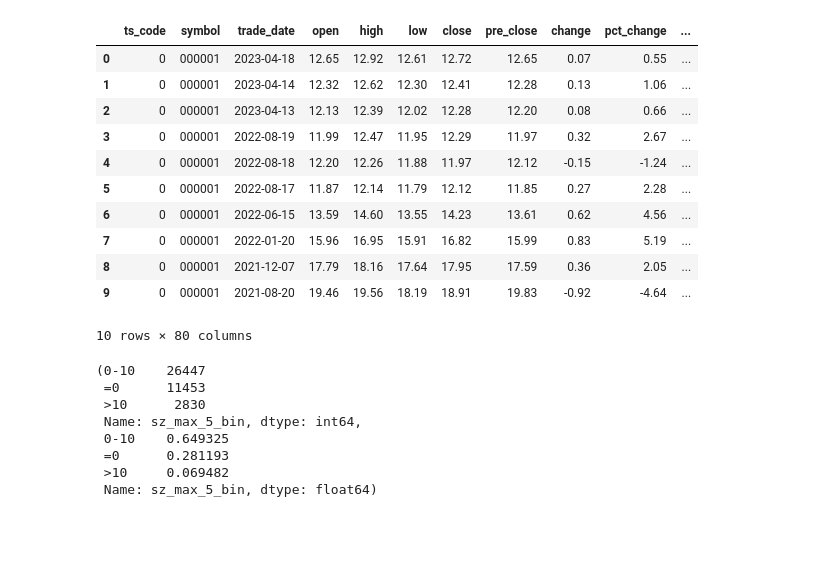
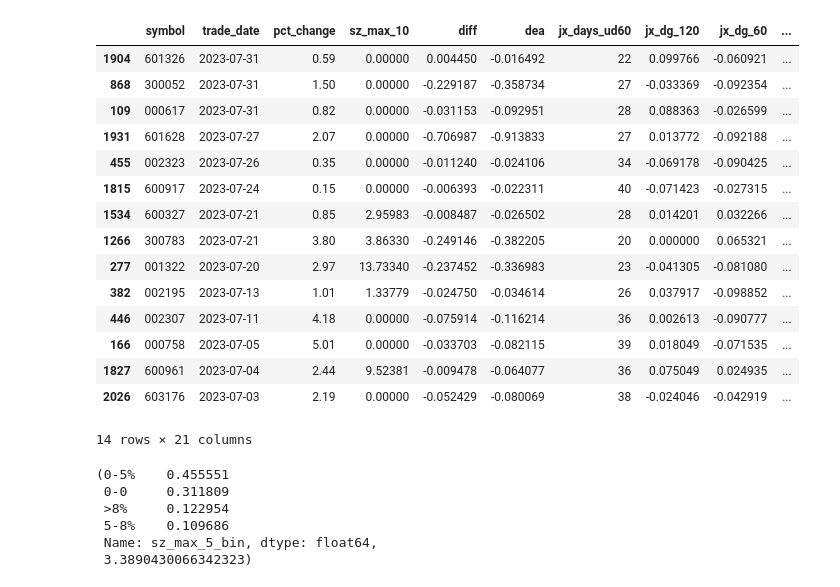
Before and after one commit to charliechensz/qf23, a Jupyter notebook: v4/m30_qf60_etf.ipynb, the cells around one changed output. Drawn from its saved outputs; the diff is of its cells as text; code cells hidden in the pictures; blank space fills up the shorter version.

```diff
--- a/v4/m30_qf60_etf.ipynb
+++ b/v4/m30_qf60_etf.ipynb
@@ -54,34 +73,47 @@ SELECT * from day_zhibiao where jx_days_ud60 > 20 and jx_days_ud60 < 40 and jx_d
-# %%
-# 检测原数据
-df.head(10)
-# %% [output]
-|  | ts_code | symbol | trade_date | open | high | low | close | pre_close | change | pct_change | ... |
-| 0 | 0 | 000001 | 2023-04-18 | 12.65 | 12.92 | 12.61 | 12.72 | 12.65 | 0.07 | 0.55 | ... |
-| 1 | 0 | 000001 | 2023-04-14 | 12.32 | 12.62 | 12.30 | 12.41 | 12.28 | 0.13 | 1.06 | ... |
-| 2 | 0 | 000001 | 2023-04-13 | 12.13 | 12.39 | 12.02 | 12.28 | 12.20 | 0.08 | 0.66 | ... |
-| 3 | 0 | 000001 | 2022-08-19 | 11.99 | 12.47 | 11.95 | 12.29 | 11.97 | 0.32 | 2.67 | ... |
-| 4 | 0 | 000001 | 2022-08-18 | 12.20 | 12.26 | 11.88 | 11.97 | 12.12 | -0.15 | -1.24 | ... |
-| 5 | 0 | 000001 | 2022-08-17 | 11.87 | 12.14 | 11.79 | 12.12 | 11.85 | 0.27 | 2.28 | ... |
-| 6 | 0 | 000001 | 2022-06-15 | 13.59 | 14.60 | 13.55 | 14.23 | 13.61 | 0.62 | 4.56 | ... |
-| 7 | 0 | 000001 | 2022-01-20 | 15.96 | 16.95 | 15.91 | 16.82 | 15.99 | 0.83 | 5.19 | ... |
-| 8 | 0 | 000001 | 2021-12-07 | 17.79 | 18.16 | 17.64 | 17.95 | 17.59 | 0.36 | 2.05 | ... |
-| 9 | 0 | 000001 | 2021-08-20 | 19.46 | 19.56 | 18.19 | 18.91 | 19.83 | -0.92 | -4.64 | ... |
-10 rows × 80 columns
+# %%
+# 检测数据
+col_check = ['symbol', 'trade_date', 'pct_change', 'sz_max_10', \
+    'diff', 'dea', \
+    'jx_days_ud60',\
+    'jx_dg_120', 'jx_dg_60', 'jx_dg_20', 'jx_dg_10', 'jx_dg_5',\
+    'jx_zs_5', 'jx_zs_10', 'jx_zs_20', 'jx_zs_60', \
+    'pct_fl_1_3', 'pct_fl_3_10', 'pct_fl_20_60', \
+    'sz_max_5','sz_max_20',
+     ]
+sorting = df.sort_values(['trade_date', 'symbol'], ascending=False)
+sorting[df['trade_date']>'2023-07'][col_check]
+# sorting.head(5)[col_check]
+# %% [output]
+|  | symbol | trade_date | pct_change | sz_max_10 | diff | dea | jx_days_ud60 | jx_dg_120 | jx_dg_60 | ... |
+| 1904 | 601326 | 2023-07-31 | 0.59 | 0.00000 | 0.004450 | -0.016492 | 22 | 0.099766 | -0.060921 | ... |
+| 868 | 300052 | 2023-07-31 | 1.50 | 0.00000 | -0.229187 | -0.358734 | 27 | -0.033369 | -0.092354 | ... |
+| 109 | 000617 | 2023-07-31 | 0.82 | 0.00000 | -0.031153 | -0.092951 | 28 | 0.088363 | -0.026599 | ... |
+| 1931 | 601628 | 2023-07-27 | 2.07 | 0.00000 | -0.706987 | -0.913833 | 27 | 0.013772 | -0.092188 | ... |
+| 455 | 002323 | 2023-07-26 | 0.35 | 0.00000 | -0.011240 | -0.024106 | 34 | -0.069178 | -0.090425 | ... |
+| 1815 | 600917 | 2023-07-24 | 0.15 | 0.00000 | -0.006393 | -0.022311 | 40 | -0.071423 | -0.027315 | ... |
+| 1534 | 600327 | 2023-07-21 | 0.85 | 2.95983 | -0.008487 | -0.026502 | 28 | 0.014201 | 0.032266 | ... |
+| 1266 | 300783 | 2023-07-21 | 3.80 | 3.86330 | -0.249146 | -0.382205 | 20 | 0.000000 | 0.065321 | ... |
+| 277 | 001322 | 2023-07-20 | 2.97 | 13.73340 | -0.237452 | -0.336983 | 23 | -0.041305 | -0.081080 | ... |
+| 382 | 002195 | 2023-07-13 | 1.01 | 1.33779 | -0.024750 | -0.034614 | 26 | 0.037917 | -0.098852 | ... |
+| 446 | 002307 | 2023-07-11 | 4.18 | 0.00000 | -0.075914 | -0.116214 | 36 | 0.002613 | -0.090777 | ... |
+| 166 | 000758 | 2023-07-05 | 5.01 | 0.00000 | -0.033703 | -0.082115 | 39 | 0.018049 | -0.071535 | ... |
+| 1827 | 600961 | 2023-07-04 | 2.44 | 9.52381 | -0.009478 | -0.064077 | 36 | 0.075049 | 0.024935 | ... |
+| 2026 | 603176 | 2023-07-03 | 2.19 | 0.00000 | -0.052429 | -0.080069 | 38 | -0.024046 | -0.042919 | ... |
+14 rows × 21 columns
 # %%
-""" 数据抽查 sz_max_50 """
-# sum = len(df)
-# bins = [-float('inf'), 0, 10, float('inf')]
-# labels = ['=0', '0-10', '>10']
-# df['sz_max_5_bin'] = pd.cut(df['sz_max_5'], bins=bins, labels=labels)
-# df['sz_max_5_bin'].value_counts(), df['sz_max_5_bin'].value_counts()/sum
+""" 数据抽查 sz_max_5 """
+sum = len(df)
+bins = [-float('inf'), 0, 5, 8, float('inf')]
+labels = ['0-0', '0-5%', '5-8%', '>8%']
+df['sz_max_5_bin'] = pd.cut(df['sz_max_5'], bins=bins, labels=labels)
+# print( df['sz_max_10_bin'].value_counts() )
+df['sz_max_5_bin'].value_counts()/sum, df['sz_max_5'].mean()
 # %% [output]
-(0-10    26447
- =0      11453
- >10      2830
- Name: sz_max_5_bin, dtype: int64,
- 0-10    0.649325
- =0      0.281193
- >10     0.069482
- Name: sz_max_5_bin, dtype: float64)
+(0-5%    0.455551
+ 0-0     0.311809
+ >8%     0.122954
+ 5-8%    0.109686
+ Name: sz_max_5_bin, dtype: float64,
+ 3.3890430066342323)
 # %%
 """ 数据抽查 sz_max_10 """
```
Also changed, not shown: parts of 6 cells of this notebook, 13 other files.
